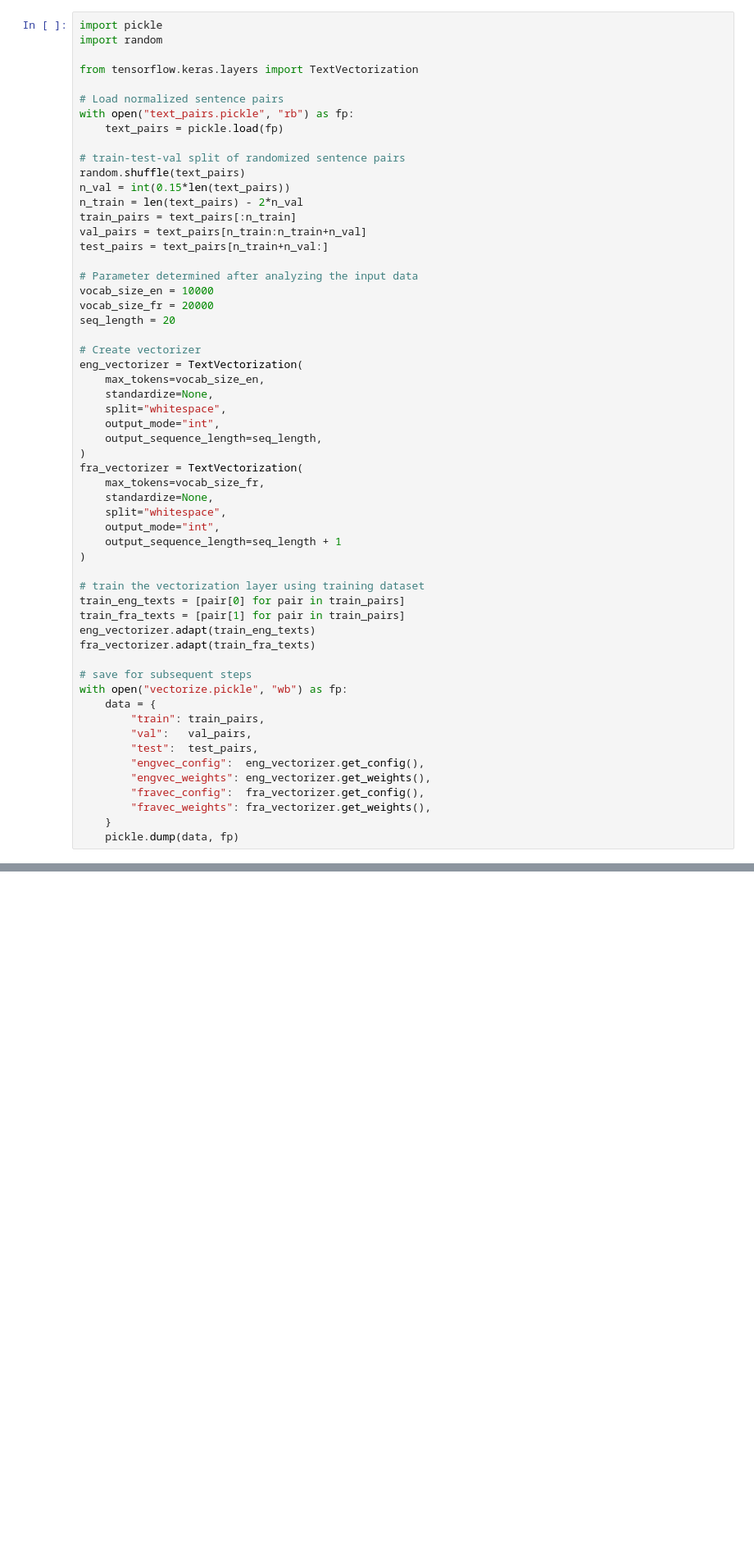
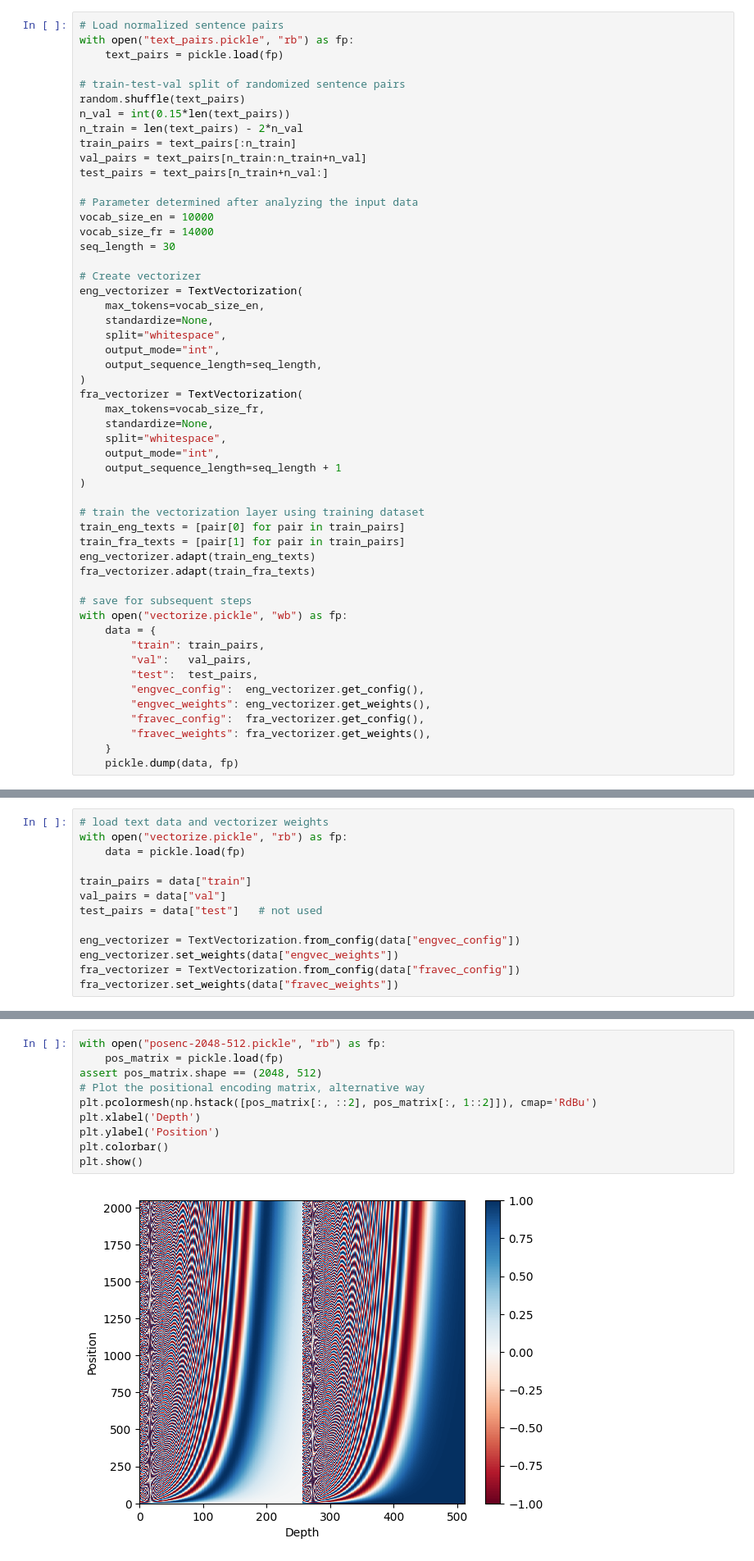
Before and after one commit to AnushangaWimalasena/transformer_from_scratch, a Jupyter notebook: transformer_from_scratch.ipynb, the cells around one changed output, grey strips where cells are left out. Shown at 82% size. Drawn from its saved outputs; the diff is of its cells as text; blank space fills up the shorter version.

Commit message:
TextVec Layer issue solved

```diff
--- a/transformer_from_scratch.ipynb
+++ b/transformer_from_scratch.ipynb
@@ -131,9 +123,4 @@ plt.show()
 # %%
-import pickle
-import random
-
-from tensorflow.keras.layers import TextVectorization
-
 # Load normalized sentence pairs
 with open("text_pairs.pickle", "rb") as fp:
     text_pairs = pickle.load(fp)
@@ -148,8 +135,8 @@ test_pairs = text_pairs[n_train+n_val:]
 
 # Parameter determined after analyzing the input data
 vocab_size_en = 10000
-vocab_size_fr = 20000
-seq_length = 20
+vocab_size_fr = 14000
+seq_length = 30
 
 # Create vectorizer
 eng_vectorizer = TextVectorization(
@@ -193,0 +186,13 @@ with open("vectorize.pickle", "wb") as fp:
+# %%
+# load text data and vectorizer weights
+with open("vectorize.pickle", "rb") as fp:
+    data = pickle.load(fp)
+
+train_pairs = data["train"]
+val_pairs = data["val"]
+test_pairs = data["test"]   # not used
+
+eng_vectorizer = TextVectorization.from_config(data["engvec_config"])
+eng_vectorizer.set_weights(data["engvec_weights"])
+fra_vectorizer = TextVectorization.from_config(data["fravec_config"])
+fra_vectorizer.set_weights(data["fravec_weights"])
@@ -193,0 +318,12 @@ with open("vectorize.pickle", "wb") as fp:
+# %%
+with open("posenc-2048-512.pickle", "rb") as fp:
+    pos_matrix = pickle.load(fp)
+assert pos_matrix.shape == (2048, 512)
+# Plot the positional encoding matrix, alternative way
+plt.pcolormesh(np.hstack([pos_matrix[:, ::2], pos_matrix[:, 1::2]]), cmap='RdBu')
+plt.xlabel('Depth')
+plt.ylabel('Position')
+plt.colorbar()
+plt.show()
+# %% [output]
+[figure, added]
```
Also changed, not shown: parts of 22 cells of this notebook, 5 other files.
